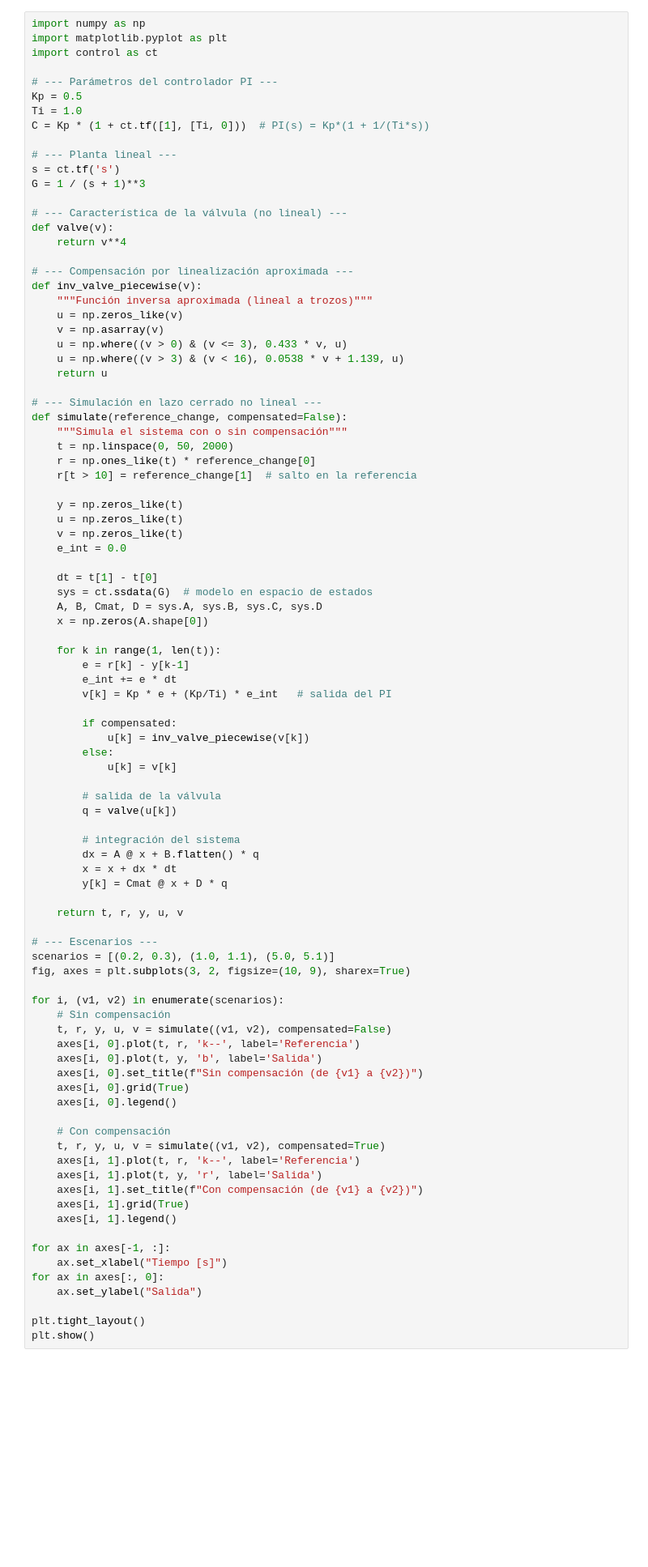
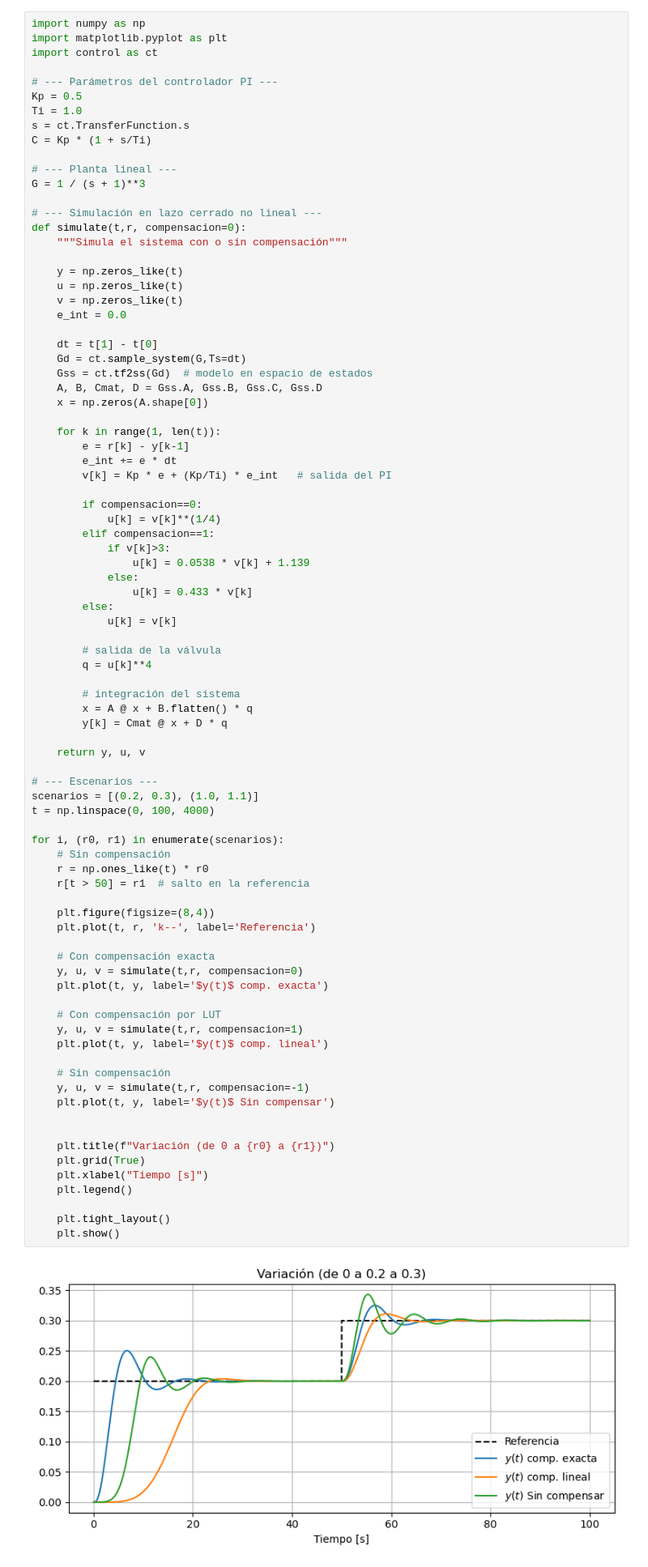
Before and after one commit to pgonfiuba/ica, a Jupyter notebook: 7. Gain Scheduling/linealizacion_estatica.ipynb, the cells around one changed output. Shown at 81% size. Saved outputs shown, nothing was run; the diff lists cells and outputs as text; blank space fills up the shorter version.

Commit message:
linealizacion estatica del actuador

```diff
--- a/7. Gain Scheduling/linealizacion_estatica.ipynb
+++ b/7. Gain Scheduling/linealizacion_estatica.ipynb
@@ -6,87 +15,82 @@ import control as ct
 # --- Parámetros del controlador PI ---
 Kp = 0.5
 Ti = 1.0
-C = Kp * (1 + ct.tf([1], [Ti, 0]))  # PI(s) = Kp*(1 + 1/(Ti*s))
+s = ct.TransferFunction.s
+C = Kp * (1 + s/Ti)
 
 # --- Planta lineal ---
-s = ct.tf('s')
 G = 1 / (s + 1)**3
 
-# --- Característica de la válvula (no lineal) ---
-def valve(v):
-    return v**4
-
-# --- Compensación por linealización aproximada ---
-def inv_valve_piecewise(v):
-    """Función inversa aproximada (lineal a trozos)"""
-    u = np.zeros_like(v)
-    v = np.asarray(v)
-    u = np.where((v > 0) & (v <= 3), 0.433 * v, u)
-    u = np.where((v > 3) & (v < 16), 0.0538 * v + 1.139, u)
-    return u
-
 # --- Simulación en lazo cerrado no lineal ---
-def simulate(reference_change, compensated=False):
+def simulate(t,r, compensacion=0):
     """Simula el sistema con o sin compensación"""
-    t = np.linspace(0, 50, 2000)
-    r = np.ones_like(t) * reference_change[0]
-    r[t > 10] = reference_change[1]  # salto en la referencia
 
     y = np.zeros_like(t)
     u = np.zeros_like(t)
     v = np.zeros_like(t)
     e_int = 0.0
 
     dt = t[1] - t[0]
-    sys = ct.ssdata(G)  # modelo en espacio de estados
-    A, B, Cmat, D = sys.A, sys.B, sys.C, sys.D
+    Gd = ct.sample_system(G,Ts=dt)
+    Gss = ct.tf2ss(Gd)  # modelo en espacio de estados
+    A, B, Cmat, D = Gss.A, Gss.B, Gss.C, Gss.D
     x = np.zeros(A.shape[0])
 
     for k in range(1, len(t)):
         e = r[k] - y[k-1]
         e_int += e * dt
         v[k] = Kp * e + (Kp/Ti) * e_int   # salida del PI
 
-        if compensated:
-            u[k] = inv_valve_piecewise(v[k])
+        if compensacion==0:
+            u[k] = v[k]**(1/4)
+        elif compensacion==1:
+            if v[k]>3:
+                u[k] = 0.0538 * v[k] + 1.139
+            else:
+                u[k] = 0.433 * v[k]
         else:
             u[k] = v[k]
 
         # salida de la válvula
-        q = valve(u[k])
+        q = u[k]**4
 
         # integración del sistema
-        dx = A @ x + B.flatten() * q
-        x = x + dx * dt
+        x = A @ x + B.flatten() * q
         y[k] = Cmat @ x + D * q
 
-    return t, r, y, u, v
+    return y, u, v
 
 # --- Escenarios ---
-scenarios = [(0.2, 0.3), (1.0, 1.1), (5.0, 5.1)]
-fig, axes = plt.subplots(3, 2, figsize=(10, 9), sharex=True)
+scenarios = [(0.2, 0.3), (1.0, 1.1)]
+t = np.linspace(0, 100, 4000)
 
-for i, (v1, v2) in enumerate(scenarios):
+for i, (r0, r1) in enumerate(scenarios):
     # Sin compensación
-    t, r, y, u, v = simulate((v1, v2), compensated=False)
-    axes[i, 0].plot(t, r, 'k--', label='Referencia')
-    axes[i, 0].plot(t, y, 'b', label='Salida')
-    axes[i, 0].set_title(f"Sin compensación (de {v1} a {v2})")
-    axes[i, 0].grid(True)
-    axes[i, 0].legend()
+    r = np.ones_like(t) * r0
+    r[t > 50] = r1  # salto en la referencia
 
-    # Con compensación
-    t, r, y, u, v = simulate((v1, v2), compensated=True)
-    axes[i, 1].plot(t, r, 'k--', label='Referencia')
-    axes[i, 1].plot(t, y, 'r', label='Salida')
-    axes[i, 1].set_title(f"Con compensación (de {v1} a {v2})")
-    axes[i, 1].grid(True)
-    axes[i, 1].legend()
+    plt.figure(figsize=(8,4))
+    plt.plot(t, r, 'k--', label='Referencia')
 
-for ax in axes[-1, :]:
-    ax.set_xlabel("Tiempo [s]")
-for ax in axes[:, 0]:
-    ax.set_ylabel("Salida")
+    # Con compensación exacta
+    y, u, v = simulate(t,r, compensacion=0)
+    plt.plot(t, y, label='$y(t)$ comp. exacta')
 
-plt.tight_layout()
-plt.show()
+    # Con compensación por LUT
+    y, u, v = simulate(t,r, compensacion=1)
+    plt.plot(t, y, label='$y(t)$ comp. lineal')
+
+    # Sin compensación
+    y, u, v = simulate(t,r, compensacion=-1)
+    plt.plot(t, y, label='$y(t)$ Sin compensar')
+
+
+    plt.title(f"Variación (de 0 a {r0} a {r1})")
+    plt.grid(True)
+    plt.xlabel("Tiempo [s]")
+    plt.legend()
+
+    plt.tight_layout()
+    plt.show()
+# %% [output]
+[figure, added]
```
Also changed, not shown: parts of 2 cells of this notebook.
